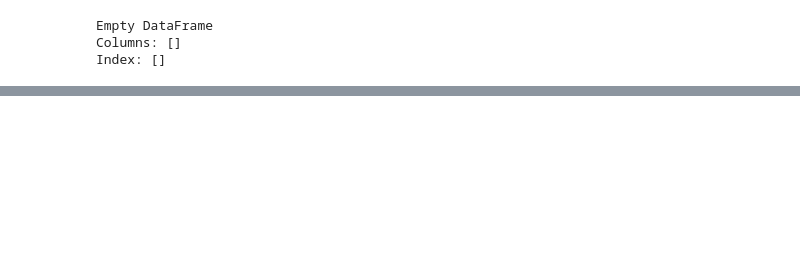
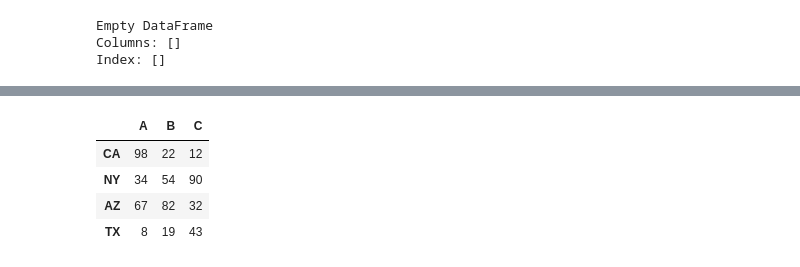
Before and after one commit to BaqerHussaini/data-analysis-course-notes, a Jupyter notebook: pandas/02-series_dataframe.ipynb, the cells around one changed output, grey strips where cells are left out. Cells and saved outputs as stored; diff of their text form; code cells hidden in the pictures; blank space fills up the shorter version.

```diff
--- a/pandas/02-series_dataframe.ipynb
+++ b/pandas/02-series_dataframe.ipynb
@@ -292,0 +400,16 @@ house_price_parquet.head()
+# %%
+# 2.2 Custom Indexs Using List
+data = {
+    "A": [98, 34, 67, 8],
+    "B": [22, 54, 82, 19],
+    "C": [12, 90, 32, 43]
+}
+indexs = ["CA", "NY", "AZ", "TX"]
+my_dataframe = pd.DataFrame(data, index=indexs)
+my_dataframe
+# %% [output]
+|  | A | B | C |
+| CA | 98 | 22 | 12 |
+| NY | 34 | 54 | 90 |
+| AZ | 67 | 82 | 32 |
+| TX | 8 | 19 | 43 |
```
Also changed, not shown: parts of 59 cells of this notebook.
